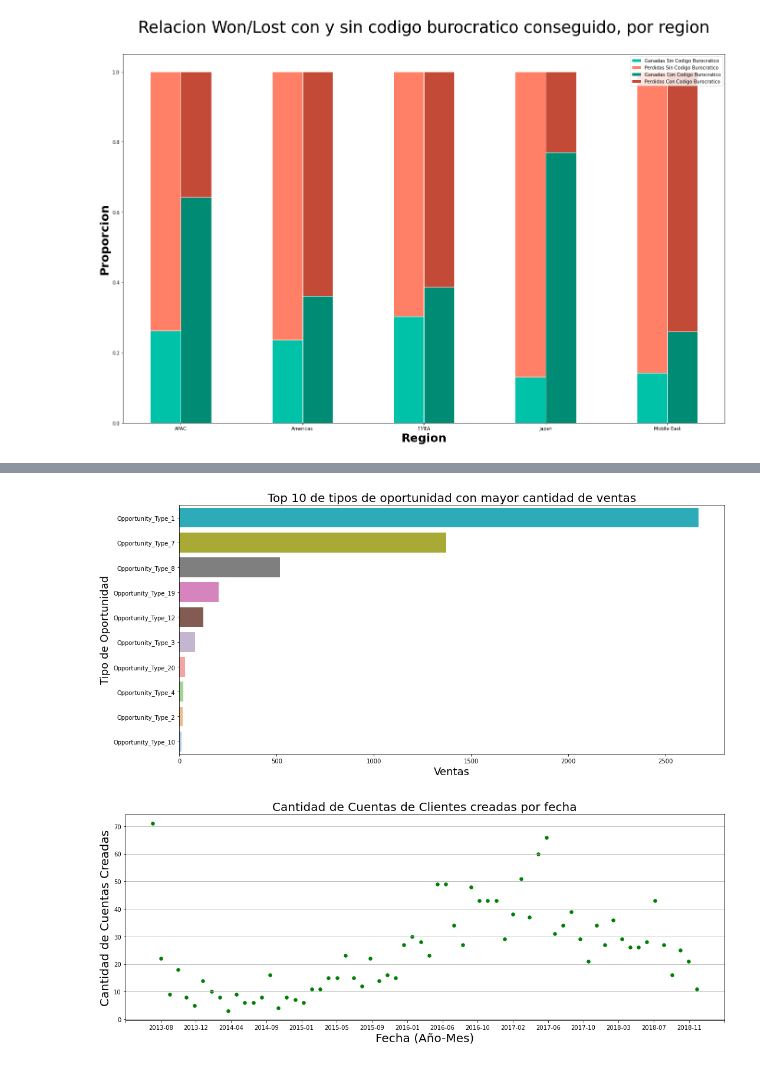
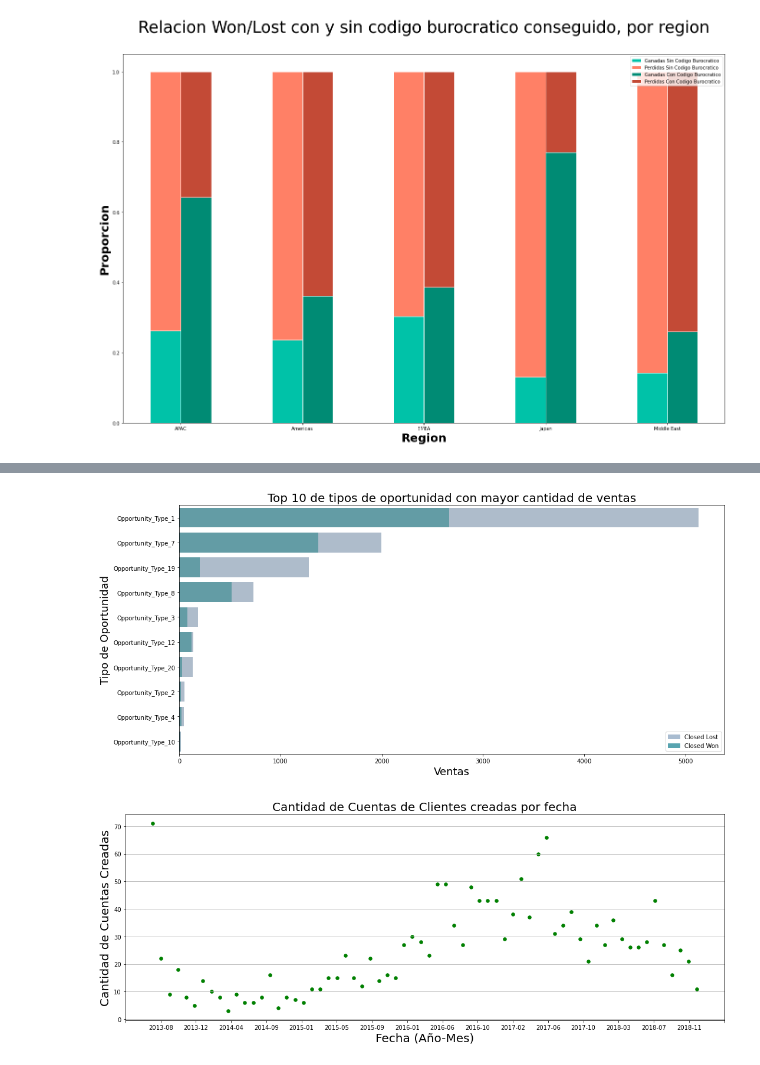
Before and after one commit to FernandoSinisi/Orga-Datos-2C-2020, a Jupyter notebook: TP1/Otros_graficos.ipynb, the cells around one changed output, grey strips where cells are left out. Cells and saved outputs as stored; diff of their text form; code cells hidden in the pictures.

```diff
--- a/TP1/Otros_graficos.ipynb
+++ b/TP1/Otros_graficos.ipynb
@@ -432,5 +434,15 @@ df_won_x_op_type = df[df["Stage"] == "Closed Won"][["Opportunity_Type","Opportun
 df_won_x_op_type = df_won_x_op_type.rename(columns={"Opportunity_ID": "Opportunity_count"}).reset_index()
 df_won_x_op_type = df_won_x_op_type.groupby(["Opportunity_Type"]).agg({"Opportunity_ID": 'count'}).reset_index()
 df_won_x_op_type.columns = ["Opportunity_Type", "Ventas"]
-df_won_x_op_type = df_won_x_op_type.nlargest(10,"Ventas")
-df_won_x_op_type
+#df_won_x_op_type = df_won_x_op_type.nlargest(10,"Ventas")
+
+df_lost_x_op_type = df[df["Stage"] == "Closed Lost"][["Opportunity_Type","Opportunity_ID"]].groupby(["Opportunity_Type", "Opportunity_ID"]).agg({"Opportunity_ID": 'count'})
+df_lost_x_op_type = df_lost_x_op_type.rename(columns={"Opportunity_ID": "Opportunity_count"}).reset_index()
+df_lost_x_op_type = df_lost_x_op_type.groupby(["Opportunity_Type"]).agg({"Opportunity_ID": 'count'}).reset_index()
+df_lost_x_op_type.columns = ["Opportunity_Type", "Perdidas"]
+#df_lost_x_op_type = df_lost_x_op_type.nlargest(10,"Ventas")
+df_lost_x_op_type
+
+df_merge = df_lost_x_op_type.merge(df_won_x_op_type, on="Opportunity_Type")
+df_merge["Total"] = df_merge["Ventas"] + df_merge["Perdidas"]
+df_merge = df_merge.nlargest(10, "Total")
@@ -449,14 +460,24 @@ df_won_x_op_type
 # %%
+import matplotlib.patches as mpatches
+import matplotlib.pyplot as plt
+
 fig, ax = plt.subplots(figsize = (15, 7))
-g = sns.barplot(x=df_won_x_op_type['Ventas'], y=df_won_x_op_type['Opportunity_Type'], orient='h',ax = ax, palette='tab20_r')
-g.set_title("Top 10 de tipos de oportunidad con mayor cantidad de ventas", fontsize=20)
-g.set_xlabel("Ventas", fontsize=18)
-g.set_ylabel("Tipo de Oportunidad", fontsize=18)
+g = sns.barplot(x=df_merge["Total"], y=df_merge["Opportunity_Type"], orient='h',ax = ax, color="#A9BCD0")
+g2 = sns.barplot(x=df_merge["Ventas"], y=df_merge["Opportunity_Type"], orient='h',ax = g, color="#58A4B0")
+g2.set_title("Top 10 de tipos de oportunidad con mayor cantidad de ventas", fontsize=20)
+g2.set_xlabel("Ventas", fontsize=18)
+g2.set_ylabel("Tipo de Oportunidad", fontsize=18)
 
-#plt.tight_layout()
-#plt.savefig("pngs/top-10-tipos-oportunidad-mayor-ventas.png")
+_A9BCD0_patch = mpatches.Patch(color='#A9BCD0', label='Closed Lost')
+_58A4B0_patch = mpatches.Patch(color='#58A4B0', label='Closed Won')
+#plt.legend(handles=[red_patch])
+
+plt.legend(loc="lower right", handles=[_A9BCD0_patch, _58A4B0_patch])
+g2
+plt.tight_layout()
+plt.savefig("pngs/top-10-tipos-oportunidad-mayor-ventas.png")
 # %% [output]
-[figure, old version]
+[figure, new version]
 # %%
 #Convierto columna Last_Modified_Date a date
 df["Account_Created_Date"] = pd.to_datetime(df["Account_Created_Date"], errors='coerce')
```
Also changed, not shown: parts of 12 cells of this notebook, 9 other files.
